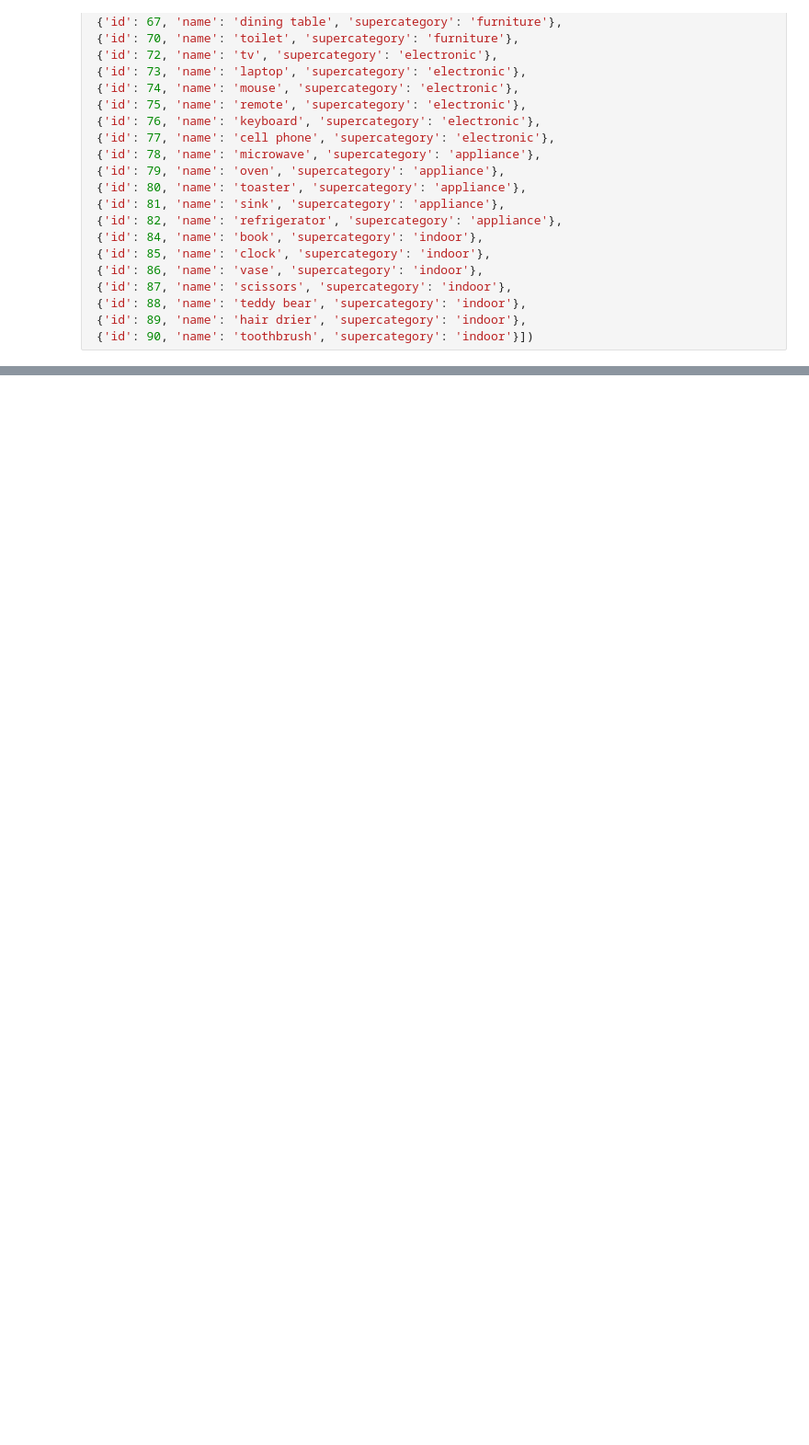
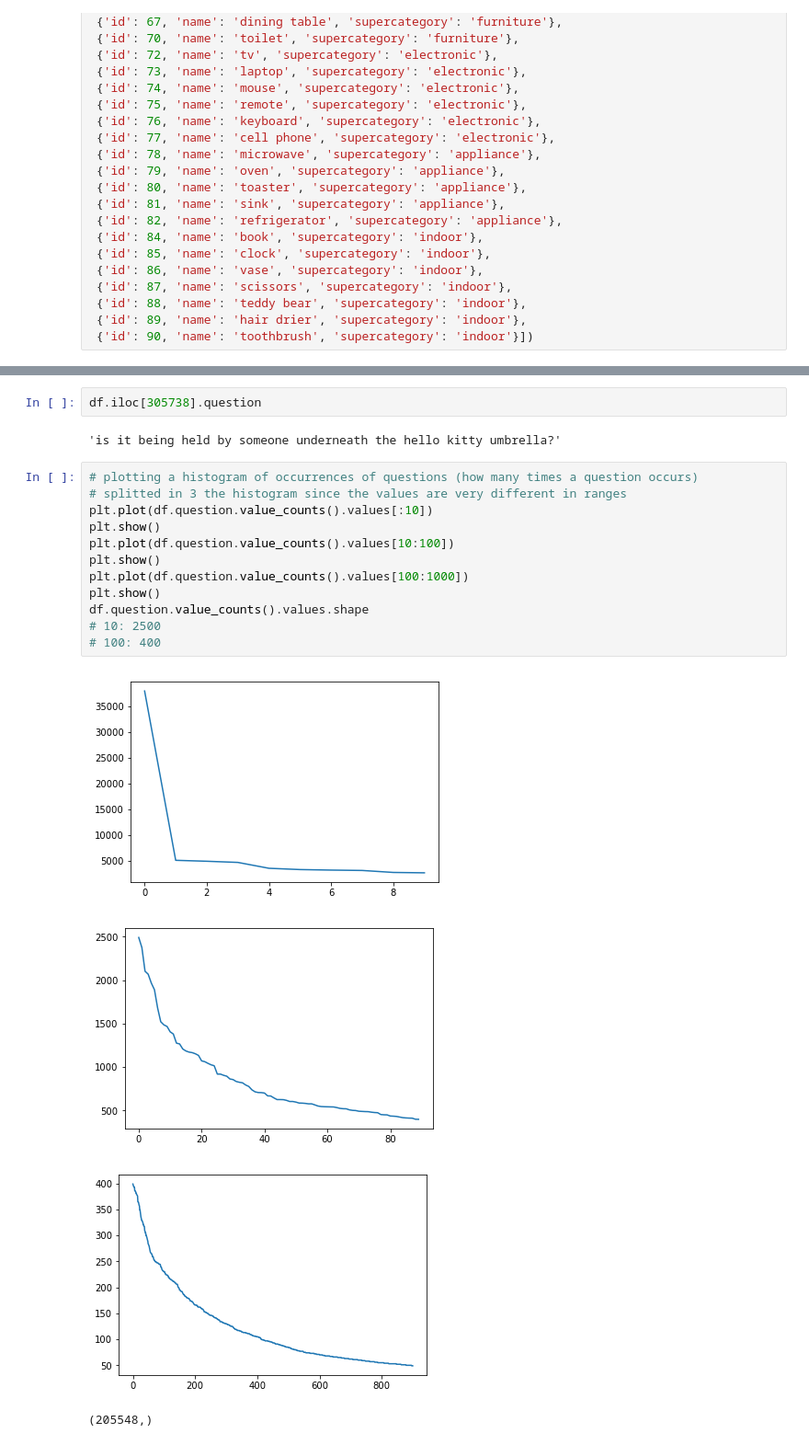
Before and after one commit to askliar/guess-what-project, a Jupyter notebook: src/statistics/statistics.ipynb, the cells around one changed output, grey strips where cells are left out. Shown: that part at 92% size. Drawn from its saved outputs; the diff is of its cells as text; blank space fills up the shorter version.

```diff
--- a/src/statistics/statistics.ipynb
+++ b/src/statistics/statistics.ipynb
@@ -137,0 +287,21 @@ df = df[['game_id', 'question', 'question_id', 'answer', 'target_category',
+# %%
+df.iloc[305738].question
+# %% [output]
+'is it being held by someone underneath the hello kitty umbrella?'
+# %%
+# plotting a histogram of occurrences of questions (how many times a question occurs)
+# splitted in 3 the histogram since the values are very different in ranges
+plt.plot(df.question.value_counts().values[:10])
+plt.show()
+plt.plot(df.question.value_counts().values[10:100])
+plt.show()
+plt.plot(df.question.value_counts().values[100:1000])
+plt.show()
+df.question.value_counts().values.shape
+# 10: 2500
+# 100: 400
+# %% [output]
+[figure, added]
+[figure, added]
+[figure, added]
+(205548,)
```
Also changed, not shown: parts of 40 cells of this notebook.
